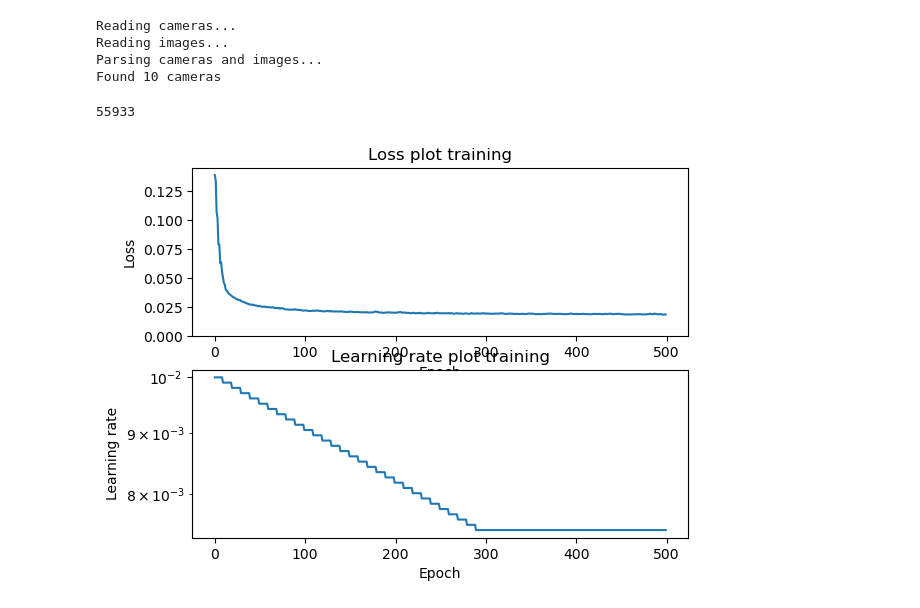
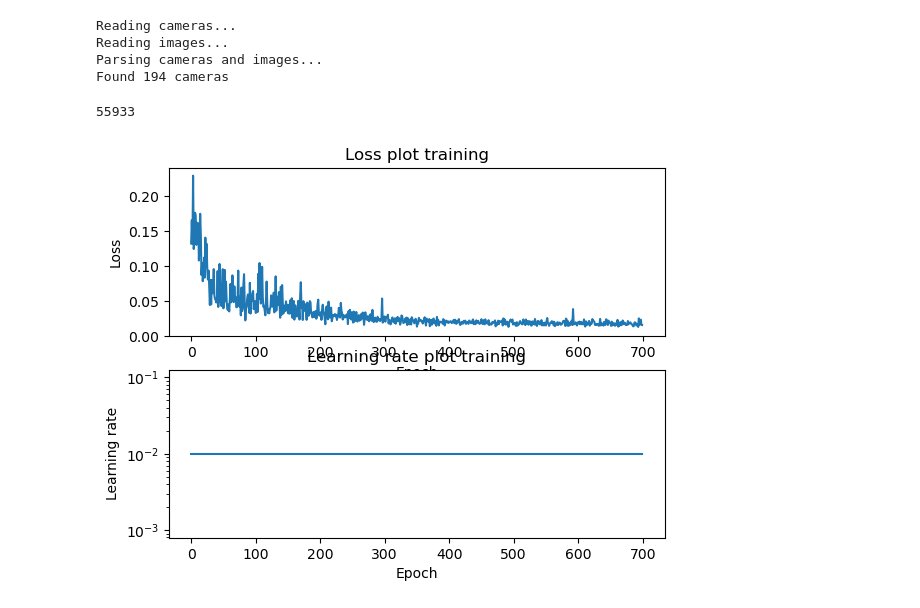
Before and after one commit to 12626538/novel-viewpoint-synthesis, a Jupyter notebook: dev.ipynb, the cells around one changed output. Drawn from its saved outputs; the diff is of its cells as text; code cells hidden in the pictures.

```diff
--- a/dev.ipynb
+++ b/dev.ipynb
@@ -21,11 +21,14 @@ if not os.path.isdir(ROOT_DIR):
     ROOT_DIR = '/home/jip/data1/'
 ROOT_DIR += "bicycle"
 
-DEVICE = 'cuda:0' if torch.cuda.is_available() else 'cpu'
+DEVICE = 'cuda:1' if torch.cuda.is_available() else 'cpu'
 try:
     torch.cuda.set_device(DEVICE)
 except:
     print("!WARNING! could not set cuda device, falling back to default")
+
+LOAD_CKPT = None
+# LOAD_CKPT = "models/model_tue23jan1434.ckpt"
 # %%
 def image_path_to_tensor(image_path:str):
 
@@ -135,7 +143,7 @@ dataset = ColmapDataSet(
     img_folder='images_4',
 )
 
-dataset.cameras = sorted(dataset.cameras, key=lambda cam:cam.name)[:10]
+dataset.cameras = sorted(dataset.cameras, key=lambda cam:cam.name)
 
 print(f"Found {len(dataset)} cameras")
 assert len(dataset)>0,f"Could not find any cameras, root dir is {ROOT_DIR}"
@@ -143,39 +151,45 @@ assert len(dataset)>0,f"Could not find any cameras, root dir is {ROOT_DIR}"
 Reading cameras...
 Reading images...
 Parsing cameras and images...
-Found 10 cameras
+Found 194 cameras
 # %%
 model = Gaussians.from_colmap(
     path_to_points3D_file=os.path.join(ROOT_DIR,'sparse/0/points3D.txt'),
     device=DEVICE,
+    grad_threshold=1e-7,
 )
 print(model.means.shape[0])
 # %% [output]
 55933
 # %%
-model,out = train(
-    model,
-    dataset,
-    num_epochs=500,
-    lr=0.01,
-    device=DEVICE,
-)
-plt.subplot(2,1,1)
-plt.plot(out['losses'])
-plt.ylim(0)
-plt.xlabel("Epoch")
-plt.ylabel("Loss")
-plt.title("Loss plot training")
+if LOAD_CKPT is None:
+    model,out = train(
+        model,
+        dataset,
+        num_iterations=7_000,
+        lr=0.01,
+        device=DEVICE,
+    )
+    plt.subplot(2,1,1)
+    plt.plot(out['losses'])
+    plt.ylim(0)
+    plt.xlabel("Epoch")
+    plt.ylabel("Loss")
+    plt.title("Loss plot training")
 
-plt.subplot(2,1,2)
-plt.plot(out['lr'])
-# plt.ylim(0)
-plt.yscale('log')
-plt.xlabel("Epoch")
-plt.ylabel("Learning rate")
-plt.title("Learning rate plot training")
+    plt.subplot(2,1,2)
+    plt.plot(out['lr'])
+    # plt.ylim(0)
+    plt.yscale('log')
+    plt.xlabel("Epoch")
+    plt.ylabel("Learning rate")
+    plt.title("Learning rate plot training")
 
-plt.show()
+    plt.show()
+    fname = "models/model_{}.ckpt".format(datetime.datetime.now().strftime('%a%d%b%H%M').lower())
+    torch.save(model.state_dict(),fname)
+else:
+    model.load_state_dict(torch.load(LOAD_CKPT))
 # %% [output]
-[figure, old version]
+[figure, new version]
 # %%
```
Also changed, not shown: parts of 4 cells of this notebook, 5 other files.
